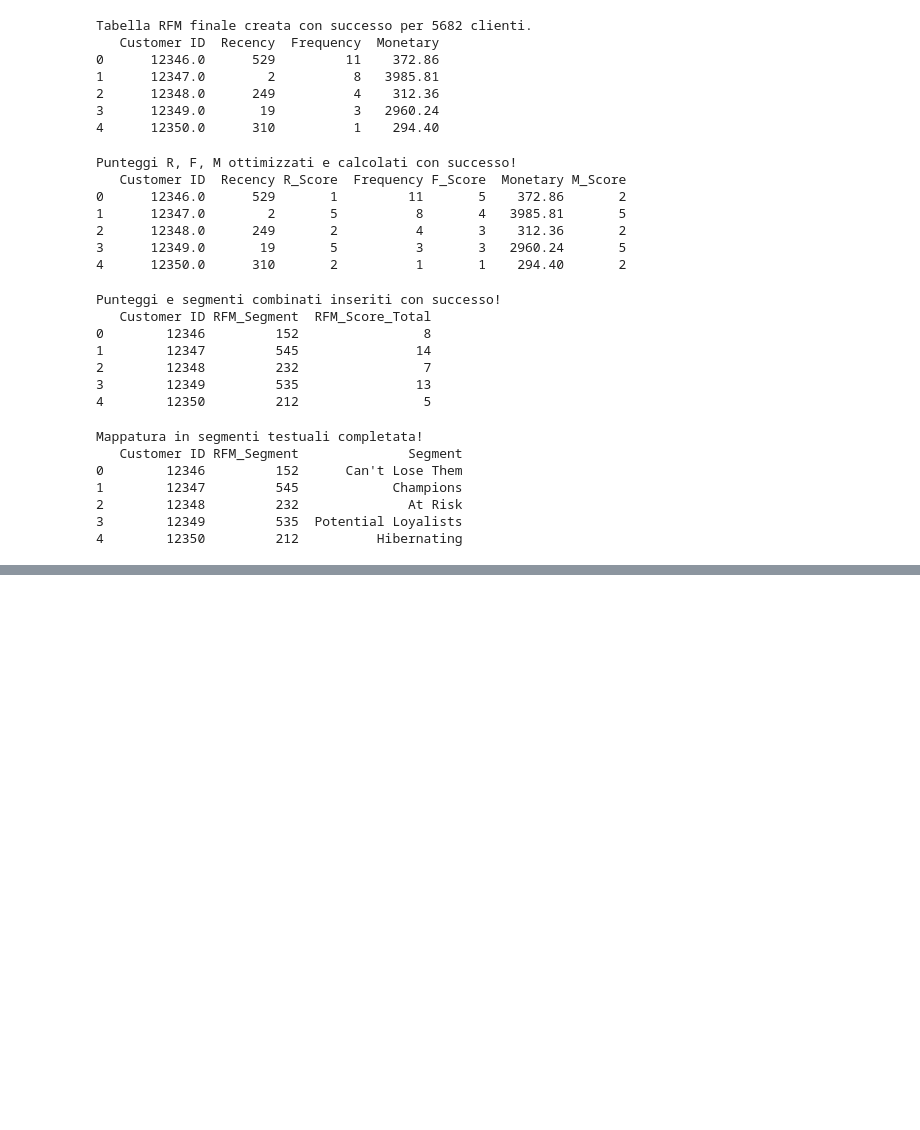
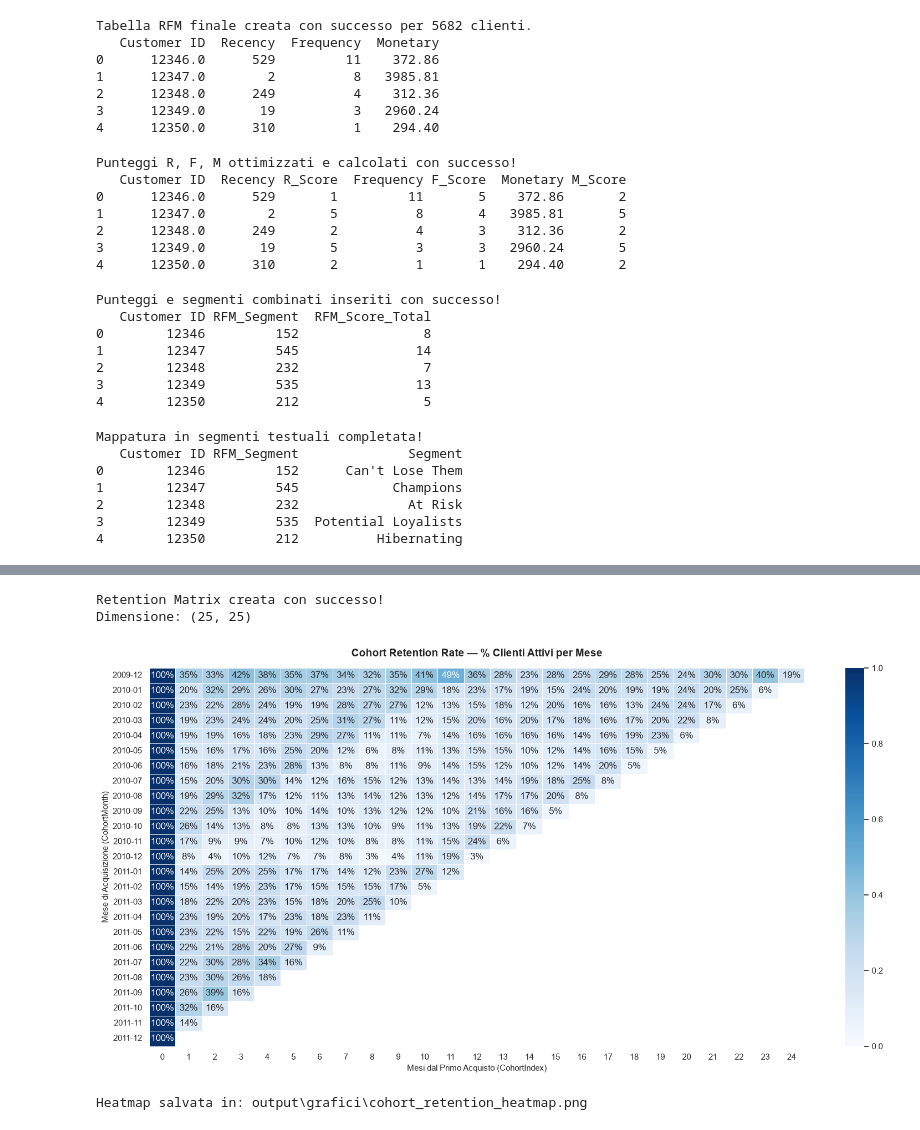
Before and after one commit to VladDyvo/retail_sales_analytics, a Jupyter notebook: 04_rfm_and_cohorts.ipynb, the cells around one changed output, grey strips where cells are left out. Drawn from its saved outputs; the diff is of its cells as text; code cells hidden in the pictures; blank space fills up the shorter version.

Commit message:
feat: completa analisi RFM, coorti e aggiorna documentazione README

```diff
--- a/04_rfm_and_cohorts.ipynb
+++ b/04_rfm_and_cohorts.ipynb
@@ -199,0 +229,20 @@ Tabella RFM finale salvata con successo in 'data/rfm_output.csv'!
+# %%
+# FASE 4 - Task 2: Analisi delle Coorti e Retention Rate
+
+# PUNTO 1: Mese di primo acquisto per ogni cliente (Mese di Coorte)
+df_rfm['CohortMonth'] = (
+    df_rfm.groupby('Customer ID')['InvoiceDate']
+    .transform('min')
+    .dt.to_period('M')
+)
+
+# PUNTO 2: Mese corrente di ogni transazione
+df_rfm['TransactionMonth'] = df_rfm['InvoiceDate'].dt.to_period('M')
+
+# Indice di coorte = distanza in mesi tra acquisto corrente e primo acquisto
+df_rfm['CohortIndex'] = (
+    df_rfm['TransactionMonth'] - df_rfm['CohortMonth']
+).apply(lambda x: x.n)
+
+print("CohortMonth e CohortIndex calcolati con successo!")
+print(df_rfm[['Customer ID', 'InvoiceDate', 'CohortMonth', 'CohortIndex']].head(10))
@@ -199,0 +262,48 @@ Tabella RFM finale salvata con successo in 'data/rfm_output.csv'!
+# %%
+# PUNTO 3: Tabella pivot coorti
+cohort_data = (
+    df_rfm.groupby(['CohortMonth', 'CohortIndex'])['Customer ID']
+    .nunique()
+    .reset_index()
+)
+
+cohort_pivot = cohort_data.pivot_table(
+    index='CohortMonth',
+    columns='CohortIndex',
+    values='Customer ID'
+)
+
+# PUNTO 4: Conversione in percentuali (retention rate)
+cohort_size = cohort_pivot.iloc[:, 0]
+retention_matrix = cohort_pivot.divide(cohort_size, axis=0).round(3)
+
+print("Retention Matrix creata con successo!")
+print(f"Dimensione: {retention_matrix.shape}")
+
+# PUNTO 5: Heatmap con Seaborn
+plt.figure(figsize=(16, 8))
+
+sns.heatmap(
+    retention_matrix,
+    annot=True,
+    fmt='.0%',
+    cmap='Blues',
+    linewidths=0.5,
+    vmin=0, vmax=1
+)
+
+plt.title('Cohort Retention Rate — % Clienti Attivi per Mese',
+          fontsize=14, fontweight='bold', pad=15)
+plt.xlabel('Mesi dal Primo Acquisto (CohortIndex)', fontsize=11)
+plt.ylabel('Mese di Acquisizione (CohortMonth)', fontsize=11)
+plt.tight_layout()
+
+output_path = os.path.join('output', 'grafici', 'cohort_retention_heatmap.png')
+plt.savefig(output_path, dpi=300, bbox_inches='tight')
+plt.show()
+print(f"Heatmap salvata in: {output_path}")
+# %% [output]
+Retention Matrix creata con successo!
+Dimensione: (25, 25)
+[figure, added]
+Heatmap salvata in: output\grafici\cohort_retention_heatmap.png
```
Also changed, not shown: parts of 4 cells of this notebook, 7 other files.
